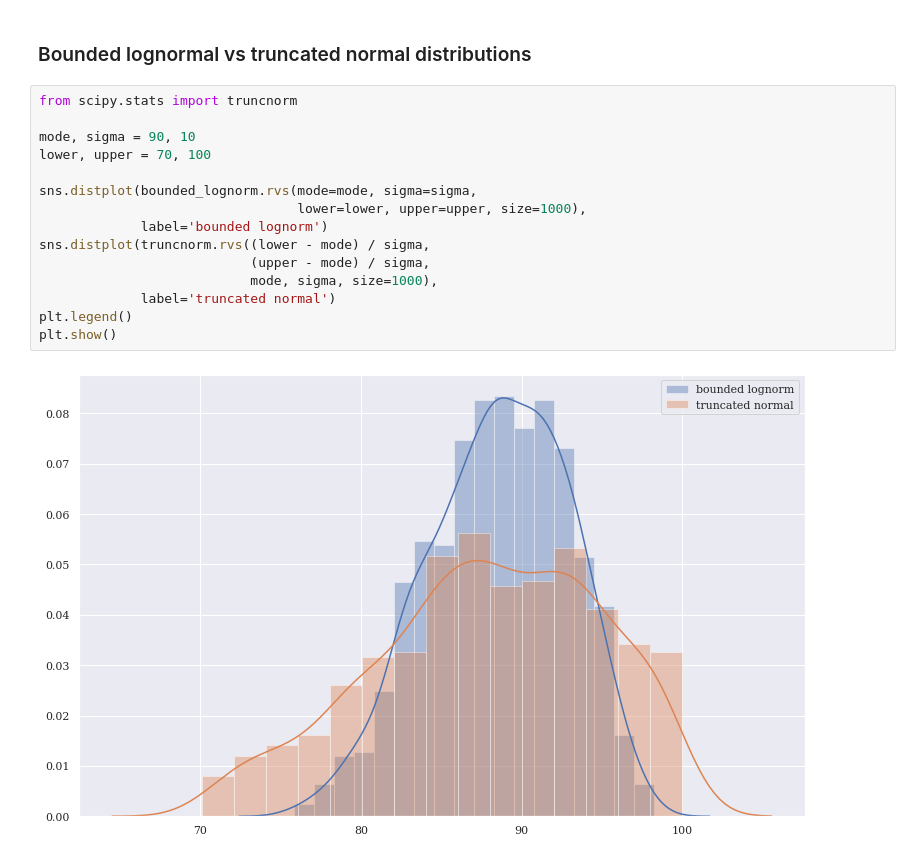
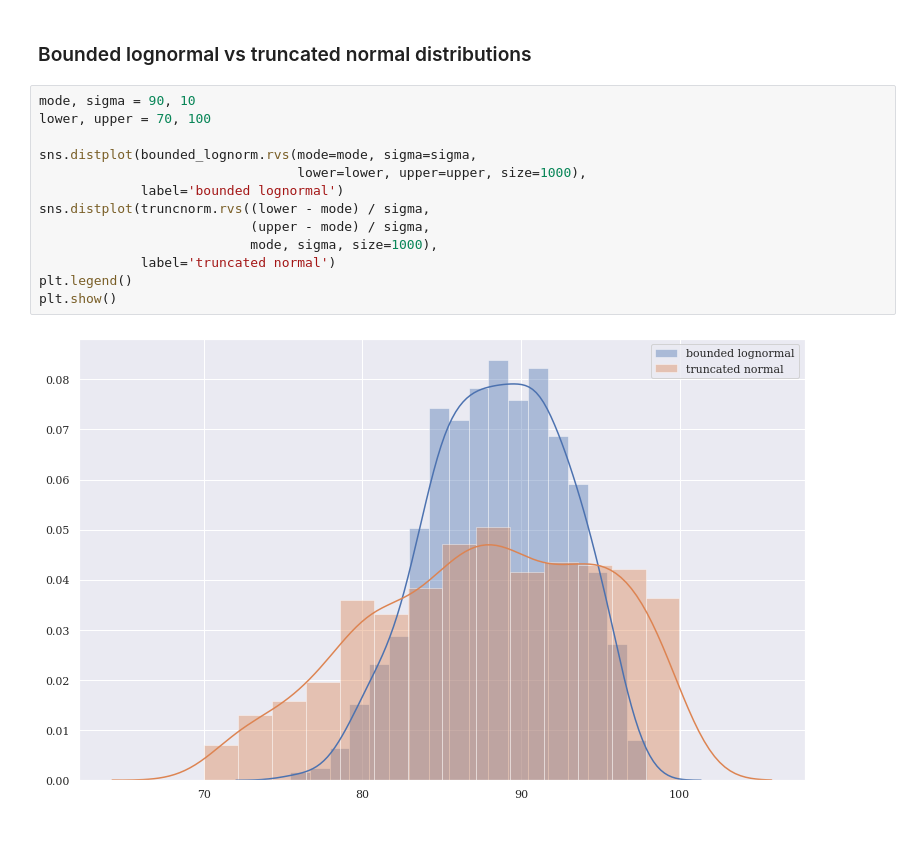
Before and after one commit to tedteske/bounded_lognorm, a Jupyter notebook: bounded_lognorm.ipynb, the cells around one changed output. Drawn from its saved outputs; the diff is of its cells as text.

```diff
--- a/bounded_lognorm.ipynb
+++ b/bounded_lognorm.ipynb
@@ -545,19 +567,17 @@ compare_to_standard_N(200)
 # %% [markdown]
 ### Bounded lognormal vs truncated normal distributions
 # %%
-from scipy.stats import truncnorm
-
 mode, sigma = 90, 10
 lower, upper = 70, 100
 
 sns.distplot(bounded_lognorm.rvs(mode=mode, sigma=sigma,
                                  lower=lower, upper=upper, size=1000),
-             label='bounded lognorm')
+             label='bounded lognormal')
 sns.distplot(truncnorm.rvs((lower - mode) / sigma,
                            (upper - mode) / sigma,
                            mode, sigma, size=1000),
              label='truncated normal')
 plt.legend()
 plt.show()
 # %% [output]
-[figure, old version]
+[figure, new version]
```
Also changed, not shown: parts of 7 cells of this notebook.
